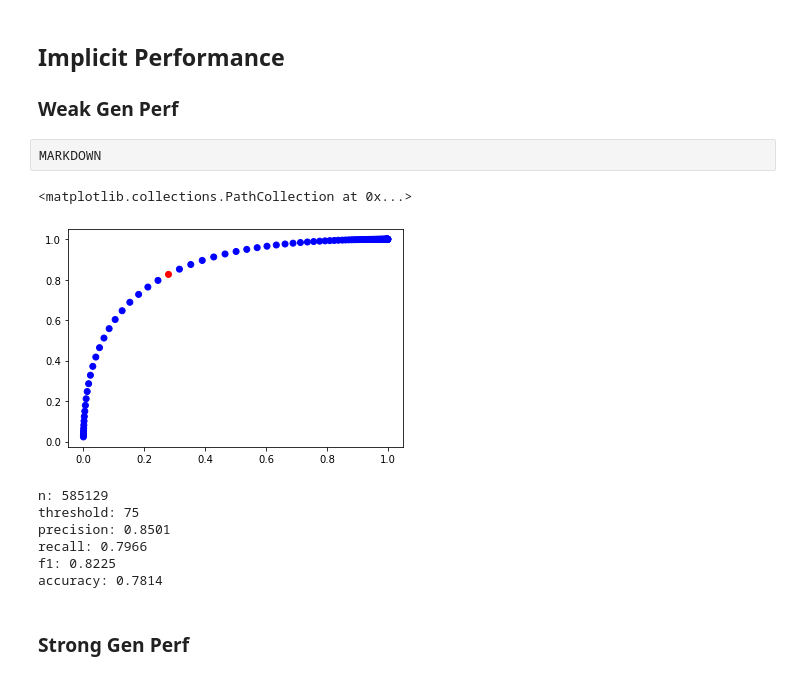
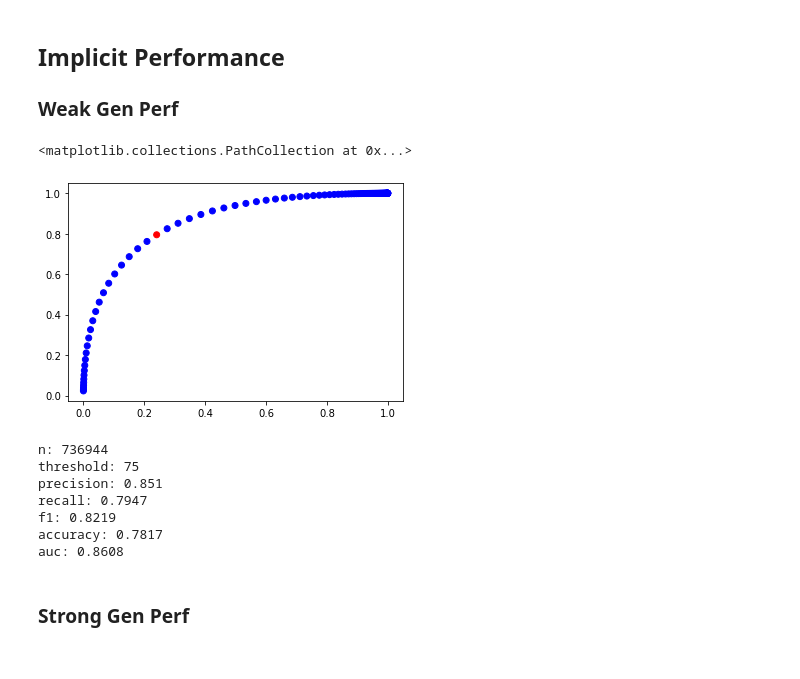
Before and after one commit to Y0mingZhang/music-recommendation, a Jupyter notebook: src/recommend/eval.ipynb, the cells around one changed output. Drawn from its saved outputs; the diff is of its cells as text; code cells hidden in the pictures.

Commit message:
add uk roc curve and eval updates

```diff
--- a/src/recommend/eval.ipynb
+++ b/src/recommend/eval.ipynb
@@ -107,7 +120,7 @@ plt.scatter(y_trues, y_hats)
 # %% [markdown]
 ## Weak Generalization
 # %%
-wuk = UserKNN(X_train)
+wuk = UserKNN(X)
 # %%
 wuk.gen_valid_idx()
 wuk.split_test_weak()
@@ -181,7 +194,7 @@ plt.hist(y_trues-y_hats, bins=50)
 ### Weak Gen Perf
 # %%
 # Opening JSON file
-f = open('weak_generalization_8020_results.json')
+f = open('./preds/weak_generalization_8020_results_fullX.json')
 
 # returns JSON object as
 # a dictionary
@@ -192,17 +205,16 @@ actual_threshold = 75
 y_imp = (y >= actual_threshold)
 y_hat_imp =(y_hat >= actual_threshold)
 # %%
-def gen_roc_values(y, y_hat, actual_threshold=75):
+def gen_roc_values(y_implicit, y_hat, actual_threshold=75):
     tpr_list = []
     fpr_list = []
     color = []
     for i in range(100):
         thresh = i
-        if thresh + 1 == actual_threshold:
+        if thresh == actual_threshold:
             color.append('red')
         else:
             color.append('blue')
-        y_implicit = (y >= actual_threshold)
         y_hat_implicit =(y_hat >= thresh)
         tpr_list.append(np.sum(y_implicit * y_hat_implicit) / np.sum(y_implicit))
 
@@ -210,4 +222,4 @@ def gen_roc_values(y, y_hat, actual_threshold=75):
             fpr_list.append(1)
         else:
             fpr_list.append(np.sum(~y_implicit * y_hat_implicit) / np.sum(~y_implicit))
-    return tpr_list, fpr_list
+    return tpr_list, fpr_list, color
@@ -216,10 +226,11 @@ tpr_list, fpr_list = gen_roc_values(y, y_hat)
-# %% [raw]
-MARKDOWN
+# %%
+y_implicit = (y >= actual_threshold)
+wg_tpr_list, wg_fpr_list, wg_color = gen_roc_values(y_implicit, y_hat)
 # %%
-plt.scatter(x=fpr_list, y=tpr_list, color=color)
+plt.scatter(x=wg_fpr_list, y=wg_tpr_list, color=wg_color)
 # %% [output]
 <matplotlib.collections.PathCollection at 0x...>
-[figure, old version]
+[figure, new version]
 # %%
 def gen_uk_metrics(y_imp, y_hat_imp, threshold):
     precision = np.sum(y_imp * y_hat_imp) / np.sum(y_hat_imp)
@@ -240,15 +252,17 @@ def gen_uk_metrics(y_imp, y_hat_imp, threshold):
     return metrics
 # %%
 wg_metrics = gen_uk_metrics(y_imp, y_hat_imp, actual_threshold)
+wg_metrics['auc'] = auc(x=wg_fpr_list, y=wg_tpr_list)
 for k, v in wg_metrics.items():
     print(f'{k}: {round(v,4)}')
 # %% [output]
-n: 585129
+n: 736944
 threshold: 75
-precision: 0.8501
-recall: 0.7966
-f1: 0.8225
-accuracy: 0.7814
+precision: 0.851
+recall: 0.7947
+f1: 0.8219
+accuracy: 0.7817
+auc: 0.8608
 # %% [markdown]
 ### Strong Gen Perf
 # %%
```
Also changed, not shown: parts of 24 cells of this notebook, 3 other files.
